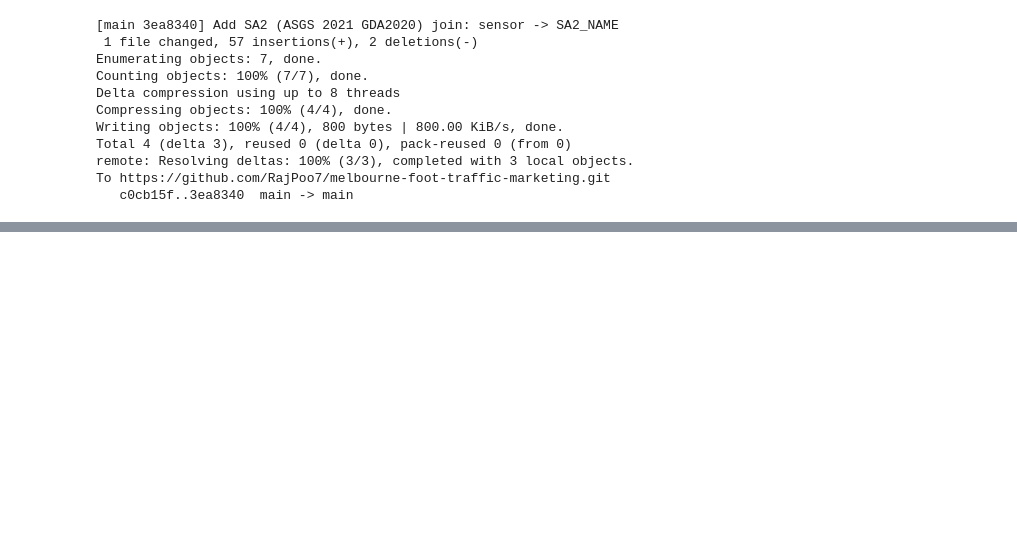
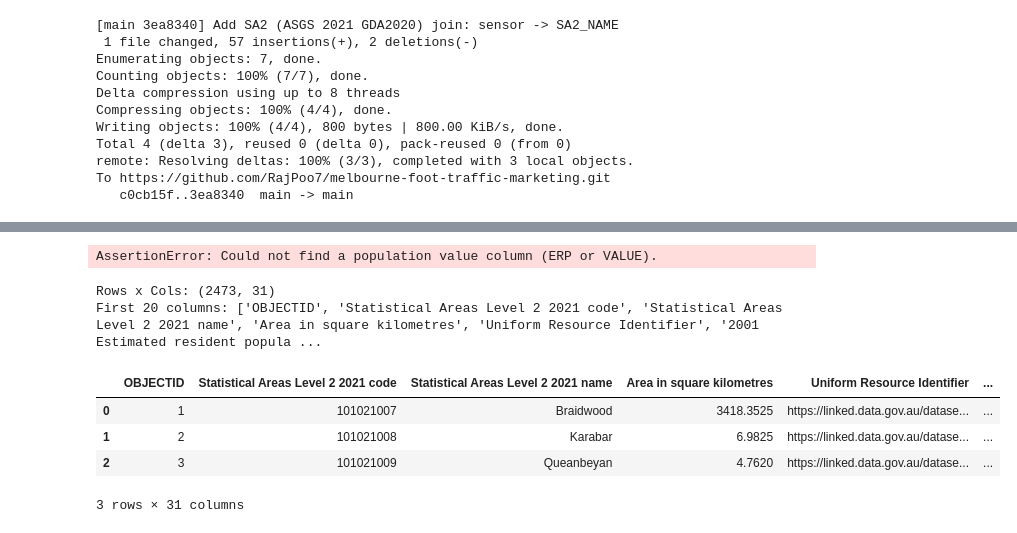
Before and after one commit to RajPoo7/melbourne-foot-traffic-marketing, a Jupyter notebook: notebooks/02_clean_join_geo.ipynb, the cells around one changed output, grey strips where cells are left out. Drawn from its saved outputs; the diff is of its cells as text; code cells hidden in the pictures; blank space fills up the shorter version.

```diff
--- a/notebooks/02_clean_join_geo.ipynb
+++ b/notebooks/02_clean_join_geo.ipynb
@@ -524,0 +1291,75 @@ To https://github.com/RajPoo7/melbourne-foot-traffic-marketing.git
+# %%
+# --- Load SA2 ERP (population) and join to sensors ---
+
+import pandas as pd
+from pathlib import Path
+
+RAW = Path("../data/raw")
+INTERIM = Path("../data/interim")
+
+# 1) Read the ERP file you saved in Step 1
+erp_path = RAW / "ABS" / "erp_sa2_2023.csv"
+assert erp_path.exists(), f"Missing file: {erp_path}. Please download and save it first."
+
+erp = pd.read_csv(erp_path)
+
+# 2) Normalise column names (handle both Atlas and Data-by-Region shapes)
+cols = {c: c.strip().upper() for c in erp.columns}
+erp.columns = cols.keys()
+
+# Atlas export has columns like: SA2_CODE_2021, SA2_NAME_2021, ERP, Year
+# Data-by-Region CSV has: SA2_CODE_2021, SA2_NAME_2021, YEAR, INDICATOR, VALUE
+code_col  = next((c for c in erp.columns if c.upper().startswith("SA2_CODE")), None)
+name_col  = next((c for c in erp.columns if c.upper().startswith("SA2_NAME")), None)
+year_col  = next((c for c in erp.columns if c.upper()=="YEAR"), None)
+
+# pick the population value column
+if "ERP" in erp.columns:
+    pop_col = "ERP"
+elif "VALUE" in erp.columns:
+    # filter to Indicator == Estimated resident population if present
+    ind_col = next((c for c in erp.columns if c.upper()=="INDICATOR"), None)
+    if ind_col and "Estimated resident population" in set(erp[ind_col].astype(str)):
+        erp = erp[erp[ind_col].astype(str).str.contains("Estimated resident population", case=False, na=False)]
+    pop_col = "VALUE"
+else:
+    raise AssertionError("Could not find a population value column (ERP or VALUE).")
+
+assert code_col and name_col and year_col, "Could not find SA2 code/name/year columns."
+
+# 3) Keep latest year only (e.g., 2023)
+latest_year = int(pd.to_numeric(erp[year_col], errors="coerce").max())
+erp_latest = erp[pd.to_numeric(erp[year_col], errors="coerce").eq(latest_year)].copy()
+
+# tidy types and names
+erp_latest["SA2_CODE_2021"] = erp_latest[code_col].astype(str).str.strip()
+erp_latest["SA2_NAME"]      = erp_latest[name_col].astype(str).str.strip()
+erp_latest["SA2_POP"]       = pd.to_numeric(erp_latest[pop_col], errors="coerce")
+
+erp_tidy = erp_latest[["SA2_CODE_2021", "SA2_NAME", "SA2_POP"]].dropna(subset=["SA2_CODE_2021"])
+
+print(f"ERP rows (latest={latest_year}):", len(erp_tidy))
+erp_tidy.head()
+# %% [output]
+AssertionError: Could not find a population value column (ERP or VALUE).
+# %%
+from pathlib import Path
+import pandas as pd
+import re
+
+RAW = Path("../data/raw")
+erp_path = RAW / "ABS" / "erp_sa2_2023.csv"   # <- change if your file has a different name
+assert erp_path.exists(), f"Missing file: {erp_path}. Please download and save it first."
+
+erp = pd.read_csv(erp_path)
+print("Rows x Cols:", erp.shape)
+print("First 20 columns:", list(erp.columns)[:20])
+erp.head(3)
+# %% [output]
+Rows x Cols: (2473, 31)
+First 20 columns: ['OBJECTID', 'Statistical Areas Level 2 2021 code', 'Statistical Areas Level 2 2021 name', 'Area in square kilometres', 'Uniform Resource Identifier', '2001 Estimated resident popula ...
+|  | OBJECTID | Statistical Areas Level 2 2021 code | Statistical Areas Level 2 2021 name | Area in square kilometres | Uniform Resource Identifier | ... |
+| 0 | 1 | 101021007 | Braidwood | 3418.3525 | https://linked.data.gov.au/datase... | ... |
+| 1 | 2 | 101021008 | Karabar | 6.9825 | https://linked.data.gov.au/datase... | ... |
+| 2 | 3 | 101021009 | Queanbeyan | 4.7620 | https://linked.data.gov.au/datase... | ... |
+3 rows × 31 columns
```
Also changed, not shown: parts of 26 cells of this notebook.
